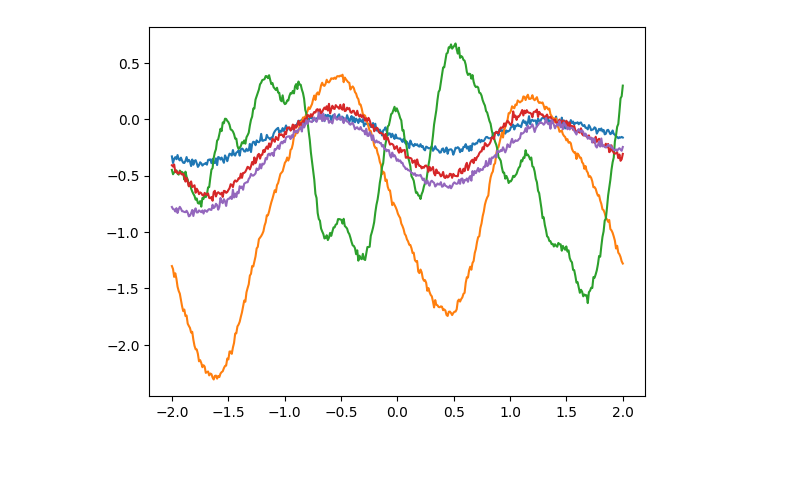
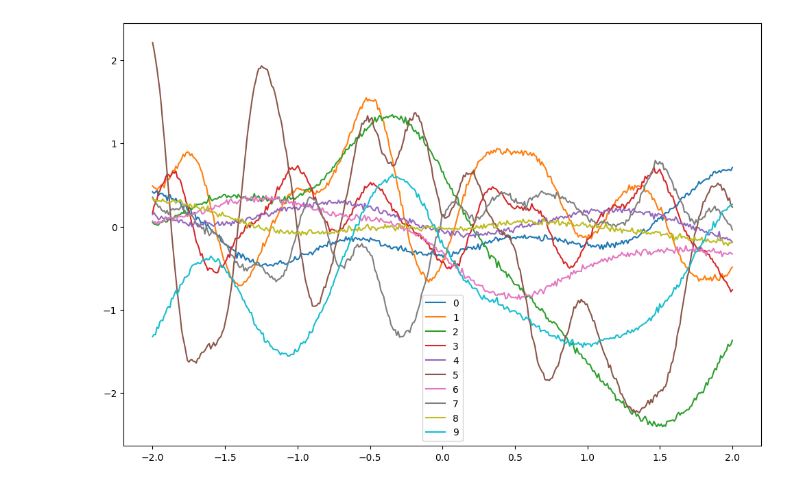
Before and after one commit to tlc4418/neural-processes, a Jupyter notebook: data/dataset_visualizer.ipynb, the cells around one changed output. Cells and saved outputs as stored; diff of their text form; code cells hidden in the pictures; blank space fills up the shorter version.

```diff
--- a/data/dataset_visualizer.ipynb
+++ b/data/dataset_visualizer.ipynb
@@ -30,16 +30,18 @@ plot_gp_curves(gen_many_context.gp, np_tuple_many_context, 3, "GP predictions wi
 # %%
 # GP functions with random kernel parameters
 
-gen_changing_kernel_params = GPDataGenerator(randomize_kernel_params=True, testing=True)
+gen_changing_kernel_params = GPDataGenerator(randomize_kernel_params=True, testing=True, batch_size=10, max_n_context=50)
 np_tuple_changing_kernel = gen_changing_kernel_params.generate_batch()
 
-n_curves = 5
+n_curves = 10
+fig = plt.figure(figsize=(12, 8))
 for i in range(n_curves):
     x_context, y_context, x_target, y_target = np_tuple_changing_kernel[i]
-    plt.plot(x_target, y_target)
+    plt.plot(x_target, y_target, label=f"{i}")
+plt.legend()
 plt.show()
 # %% [output]
-[figure, old version]
+[figure, new version]
 # %%
 from sklearn.gaussian_process.kernels import Matern, RBF, ExpSineSquared
 
```
Also changed, not shown: parts of 3 cells of this notebook, 1 other file.
